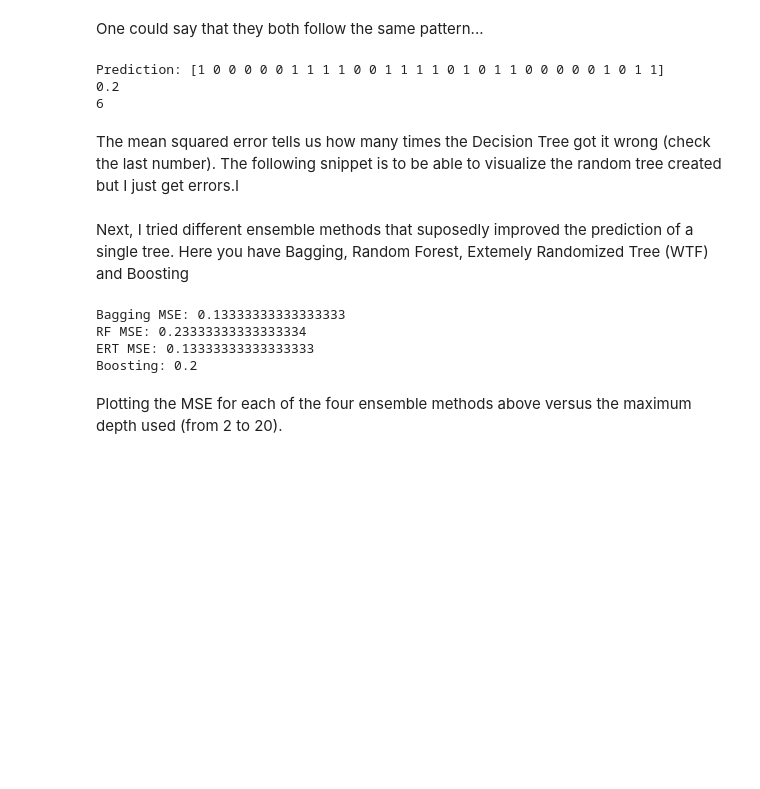
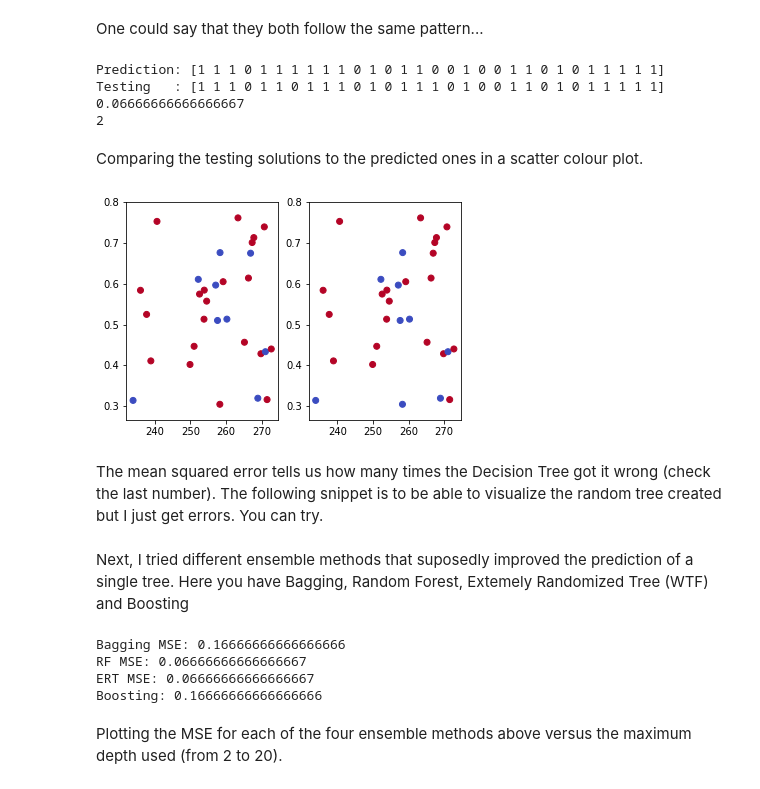
Before and after one commit to joaomiguelreis/MiND, a Jupyter notebook: Decision Tree and Ensemble Methods for Small Dataset.ipynb, the cells around one changed output. Drawn from its saved outputs; the diff is of its cells as text; code cells hidden in the pictures; blank space fills up the shorter version.

```diff
--- a/Decision Tree and Ensemble Methods for Small Dataset.ipynb
+++ b/Decision Tree and Ensemble Methods for Small Dataset.ipynb
@@ -141,20 +146,40 @@ plt.show()
 One could say that they both follow the same pattern...
 # %%
 #Training the DT
-model = DecisionTreeClassifier(max_depth=10)
+model = DecisionTreeClassifier(max_depth=1)
 model.fit(training_features, training_target)
 
 #Comparing prediction with testing values
 prediction = model.predict(testing_features)
 print('Prediction:', prediction)
+print('Testing   :', np.array(testing_target))
 print(mean_squared_error(prediction, testing_target))
 print(int(30*mean_squared_error(prediction, testing_target)))
 # %% [output]
-Prediction: [1 0 0 0 0 0 1 1 1 1 0 0 1 1 1 1 0 1 0 1 1 0 0 0 0 0 1 0 1 1]
-0.2
-6
+Prediction: [1 1 1 0 1 1 1 1 1 1 0 1 0 1 1 0 0 1 0 0 1 1 0 1 0 1 1 1 1 1]
+Testing   : [1 1 1 0 1 1 0 1 1 1 0 1 0 1 1 1 0 1 0 0 1 1 0 1 0 1 1 1 1 1]
+0.06666666666666667
+2
+# %% [markdown]
+Comparing the testing solutions to the predicted ones in a scatter colour plot.
+# %%
+# Comparing distributions of training and testing datasets
+fig, axes = plt.subplots(1,2)
+axes[0].scatter(
+    testing_features['Temperture[K]'], testing_features['Mach'],
+    cmap="coolwarm",
+    c=testing_target
+)
+axes[1].scatter(
+    testing_features['Temperture[K]'], testing_features['Mach'],
+    cmap="coolwarm",
+    c=prediction
+)
+plt.show()
+# %% [output]
+[figure, added]
 # %% [markdown]
-The mean squared error tells us how many times the Decision Tree got it wrong (check the last number). The following snippet is to be able to visualize the random tree created but I just get errors.I
+The mean squared error tells us how many times the Decision Tree got it wrong (check the last number). The following snippet is to be able to visualize the random tree created but I just get errors. You can try.
 # %%
 #dot_data = export_graphviz(
 #    model, out_file=None, feature_names=list(training_features), filled=True,
@@ -194,10 +219,10 @@ boosted.fit(training_features, training_target)
 boosted_prediction = boosted.predict(testing_features)
 print('Boosting:', mean_squared_error(boosted_prediction, testing_target))
 # %% [output]
-Bagging MSE: 0.13333333333333333
-RF MSE: 0.23333333333333334
-ERT MSE: 0.13333333333333333
-Boosting: 0.2
+Bagging MSE: 0.16666666666666666
+RF MSE: 0.06666666666666667
+ERT MSE: 0.06666666666666667
+Boosting: 0.16666666666666666
 # %% [markdown]
 Plotting the MSE for each of the four ensemble methods above versus the maximum depth used (from 2 to 20).
 # %%
```
Also changed, not shown: parts of 7 cells of this notebook.
